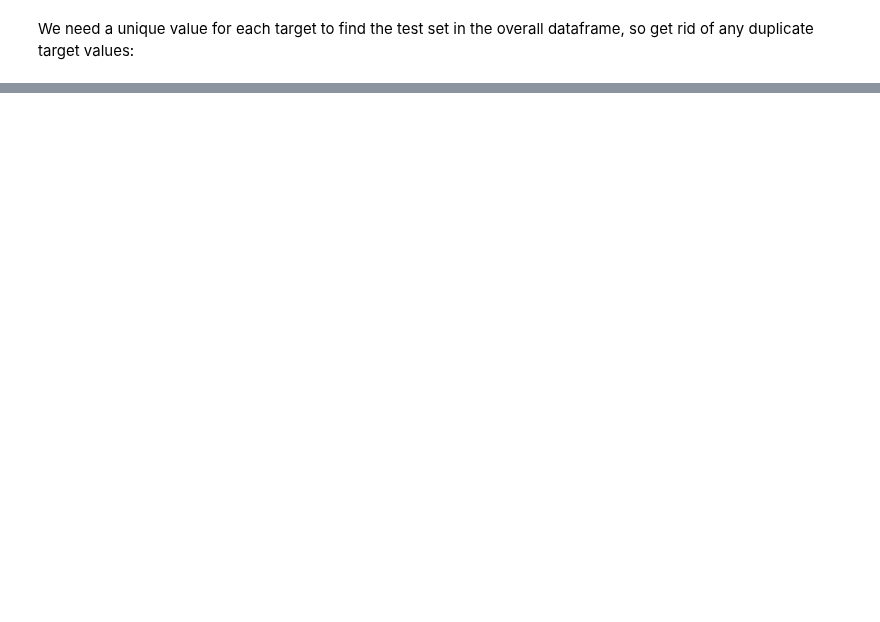
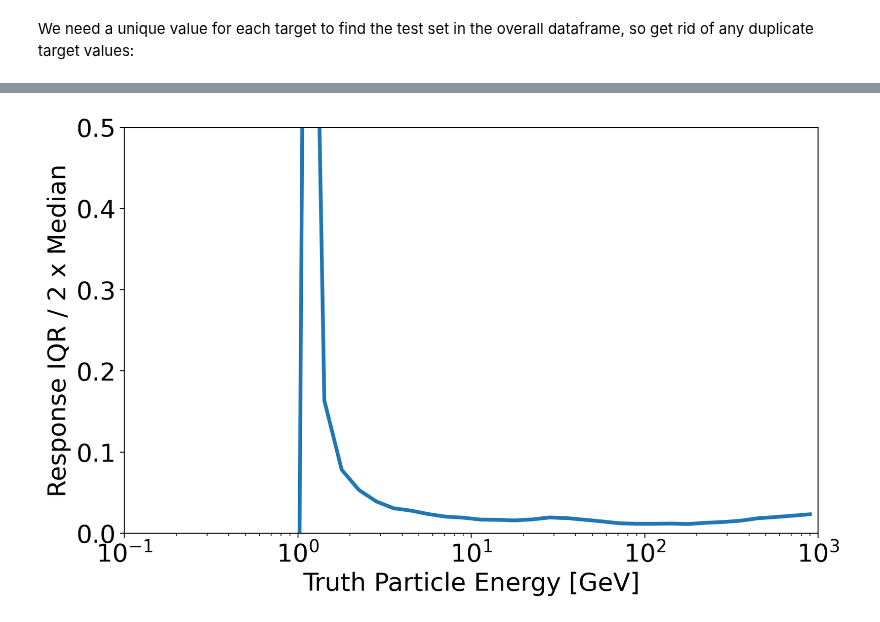
Before and after one commit to atlas-calo-ml/gn4pions_eastbay, a Jupyter notebook: mariel_gnn.ipynb, the cells around one changed output, grey strips where cells are left out. Drawn from its saved outputs; the diff is of its cells as text; code cells hidden in the pictures; blank space fills up the shorter version.

```diff
--- a/mariel_gnn.ipynb
+++ b/mariel_gnn.ipynb
@@ -1020,0 +1026,30 @@ np.savez('pub_note_results/response_median_simple_gnn.npz', response_median=prof
+# %%
+### IQR plot
+
+def iqrOverMed(x):
+    # get the IQR via the percentile function
+    # 84 is median + 1 sigma, 16 is median - 1 sigma
+    q84, q16 = np.percentile(x, [84, 16])
+    iqr = q84 - q16
+    med = np.median(x)
+    return iqr / (2*med)
+
+xbin = [10**exp for exp in np.arange(-1., 3.1, 0.1)]
+ybin = np.arange(0., 3.1, 0.05)
+xcenter = [(xbin[i] + xbin[i+1]) / 2 for i in range(len(xbin)-1)]
+
+resolution = stats.binned_statistic(x, y, bins=xbin,statistic=iqrOverMed).statistic
+
+fig = plt.figure(figsize=(10,6), dpi=200)
+fig.patch.set_facecolor('white')
+plt.plot(xcenter, resolution, linewidth=3)
+plt.xscale('log')
+plt.xlim(0.1, 1000)
+plt.ylim(0,0.5)
+plt.xlabel('Truth Particle Energy [GeV]', fontsize=20);
+plt.ylabel('Response IQR / 2 x Median', fontsize=20);
+plt.xticks(fontsize=20);
+plt.yticks(fontsize=20);
+np.savez('pub_note_results/iqr_simple_gnn.npz', iqr=resolution, xcenter=xcenter)
+# %% [output]
+[figure, added]
```
Also changed, not shown: parts of 14 cells of this notebook, 2 other files.
